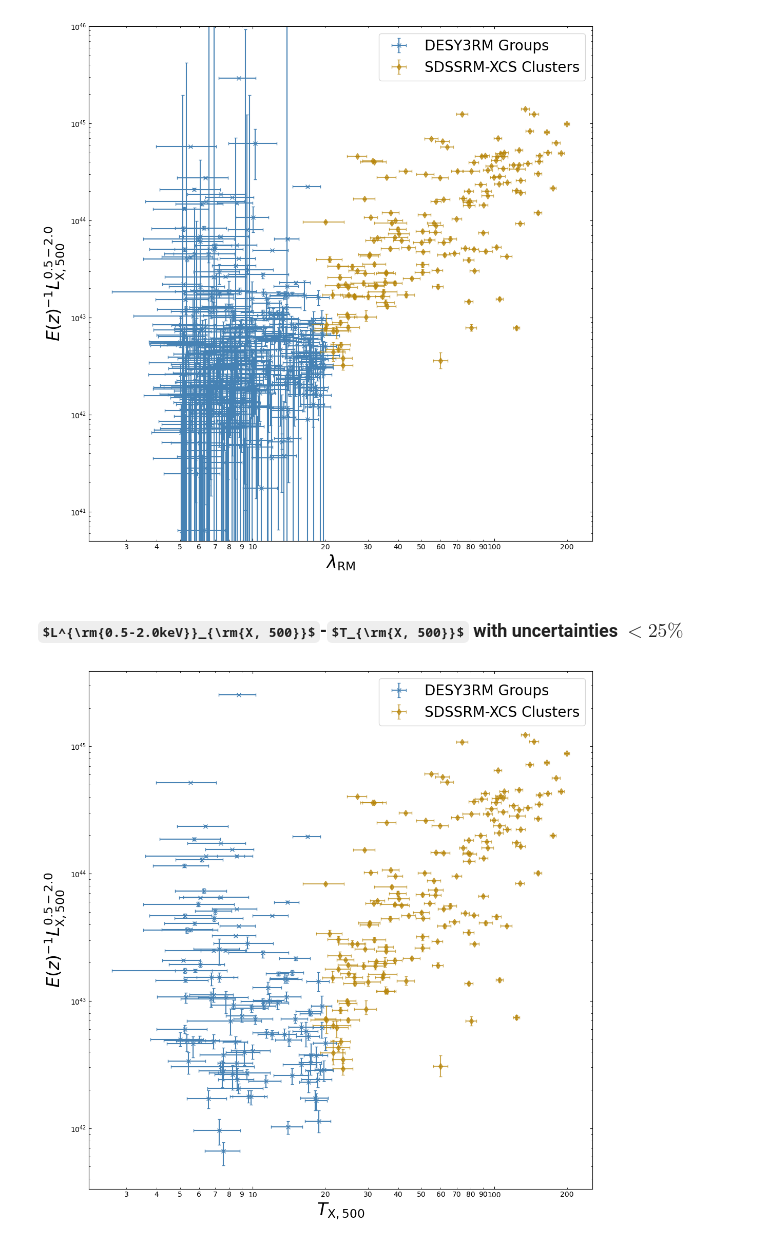
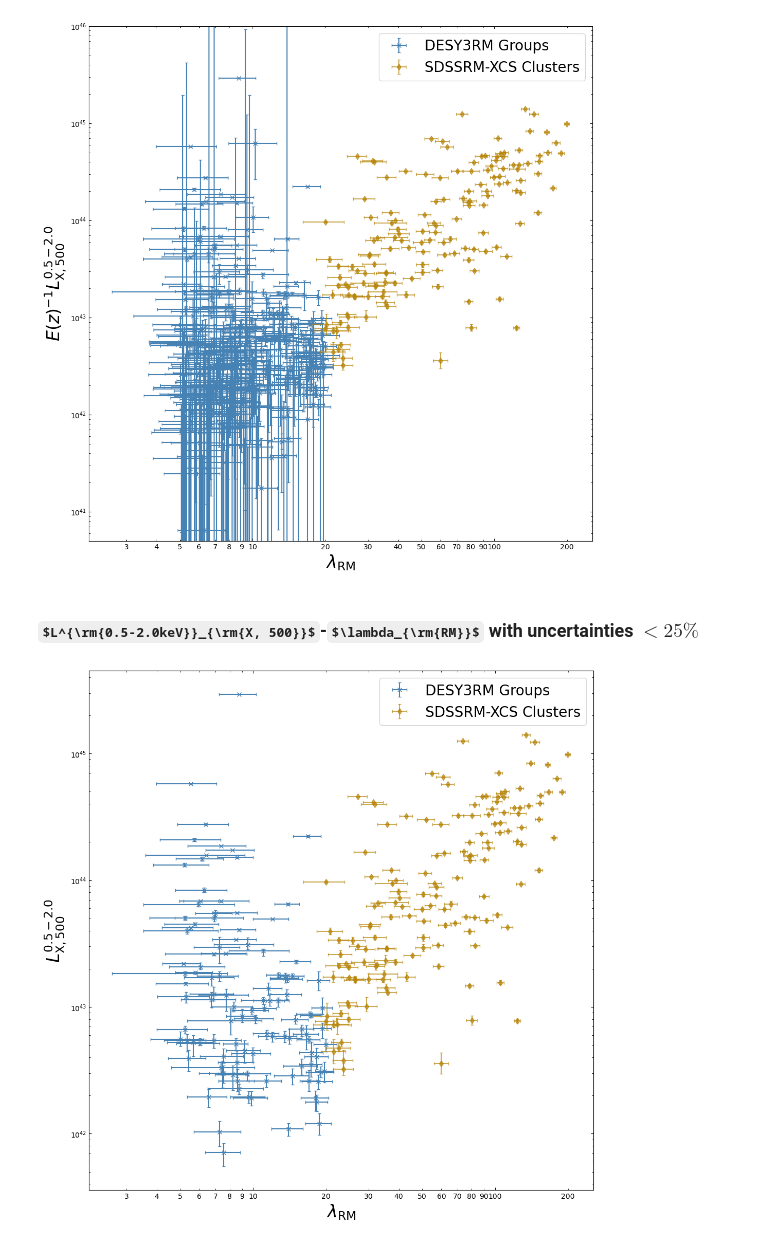
Before and after one commit to DavidT3/DESY3-XMM-Groups, a Jupyter notebook: notebooks/results_analyses/DESY3RM-XMM-groups_Lx-richness.ipynb, the cells around one changed output. Drawn from its saved outputs; the diff is of its cells as text; code cells hidden in the pictures; some formulas as TeX source.

Commit message:
Added the Tx-richness nad Lx-richness figures

```diff
--- a/notebooks/results_analyses/DESY3RM-XMM-groups_Lx-richness.ipynb
+++ b/notebooks/results_analyses/DESY3RM-XMM-groups_Lx-richness.ipynb
@@ -227,40 +227,38 @@ plt.show()
 # %% [output]
 [figure]
 # %% [markdown]
-### $L^{\rm{0.5-2.0keV}}_{\rm{X, 500}}$-$T_{\rm{X, 500}}$ with uncertainties $<25\%$
+### $L^{\rm{0.5-2.0keV}}_{\rm{X, 500}}$-$\lambda_{\rm{RM}}$ with uncertainties $<25\%$
 # %%
 plt.figure(figsize=(11, 11))
 plt.minorticks_on()
 plt.tick_params(which='both', direction='in', top=True, right=True)
 
-desy3_grp_lx500_52 = (Quantity(desy3rm_groups_txerr25_lxerr25[['Lx52_500', 'Lx52_500-','Lx52_500+']].values, 'erg/s')*
-                          (desy3rm_groups_txerr25_lxerr25['E'].values[..., None]**-1))
+desy3_grp_lx500_52 = Quantity(desy3rm_groups_txerr25_lxerr25[['Lx52_500', 'Lx52_500-','Lx52_500+']].values, 'erg/s')
 desy3_grp_rich = Quantity(desy3rm_groups_txerr25_lxerr25[['richness', 'richness_err', 'richness_err']].values, '')
 
 plt.errorbar(desy3_grp_rich[:, 0].value, desy3_grp_lx500_52[:, 0].value, yerr=desy3_grp_lx500_52[:, 1:].value.T,
              xerr=desy3_grp_rich[:, 1:].value.T, capsize=2, fmt='x', color='steelblue', label='DESY3RM Groups')
 
 # AND NOW THE SDSSRM-XCS SAMPLE AS A COMPARISON
-sdss_clust_lx500_52 = (Quantity(sdssrm_xcs_clust[['Lx52_500', 'Lx52_500-','Lx52_500+']].values, 'erg/s')*
-                       (sdssrm_xcs_clust['E'].values[..., None]**-1))*1e+44
+sdss_clust_lx500_52 = Quantity(sdssrm_xcs_clust[['Lx52_500', 'Lx52_500-','Lx52_500+']].values, 'erg/s')*1e+44
 sdss_clust_rich = Quantity(sdssrm_xcs_clust[['richness', 'richness_err', 'richness_err']].values, 'keV')
 
 plt.errorbar(sdss_clust_rich[:, 0].value, sdss_clust_lx500_52[:, 0].value, yerr=sdss_clust_lx500_52[:, 1:].value.T,
              xerr=sdss_clust_rich[:, 1:].value.T, capsize=2, fmt='d', color='darkgoldenrod', label='SDSSRM-XCS Clusters',
              alpha=0.7)
 
-plt.ylabel(r"$E(z)^{-1}L^{0.5-2.0}_{\rm{X,500}}$", fontsize=24)
-plt.xlabel(r"$T_{\rm{X,500}}$", fontsize=24)
+plt.ylabel(r"$L^{0.5-2.0}_{\rm{X,500}}$", fontsize=24)
+plt.xlabel(r"$\lambda_{\rm{RM}}$", fontsize=24)
 
 plt.xscale("log")
 plt.yscale("log")
 
 plt.gca().xaxis.set_major_formatter(FuncFormatter(lambda inp, _: '{:g}'.format(inp)))
 plt.gca().xaxis.set_minor_formatter(FuncFormatter(lambda inp, _: '{:g}'.format(inp)))
 
 plt.legend(fontsize=20)
 plt.tight_layout()
 plt.savefig(gen_fig_out_path + "desy3-groups_sdssrm-clusters_lx-richness_lt25percerr.pdf")
 plt.show()
 # %% [output]
-[figure, old version]
+[figure, new version]
```
Also changed, not shown: 5 other files.
